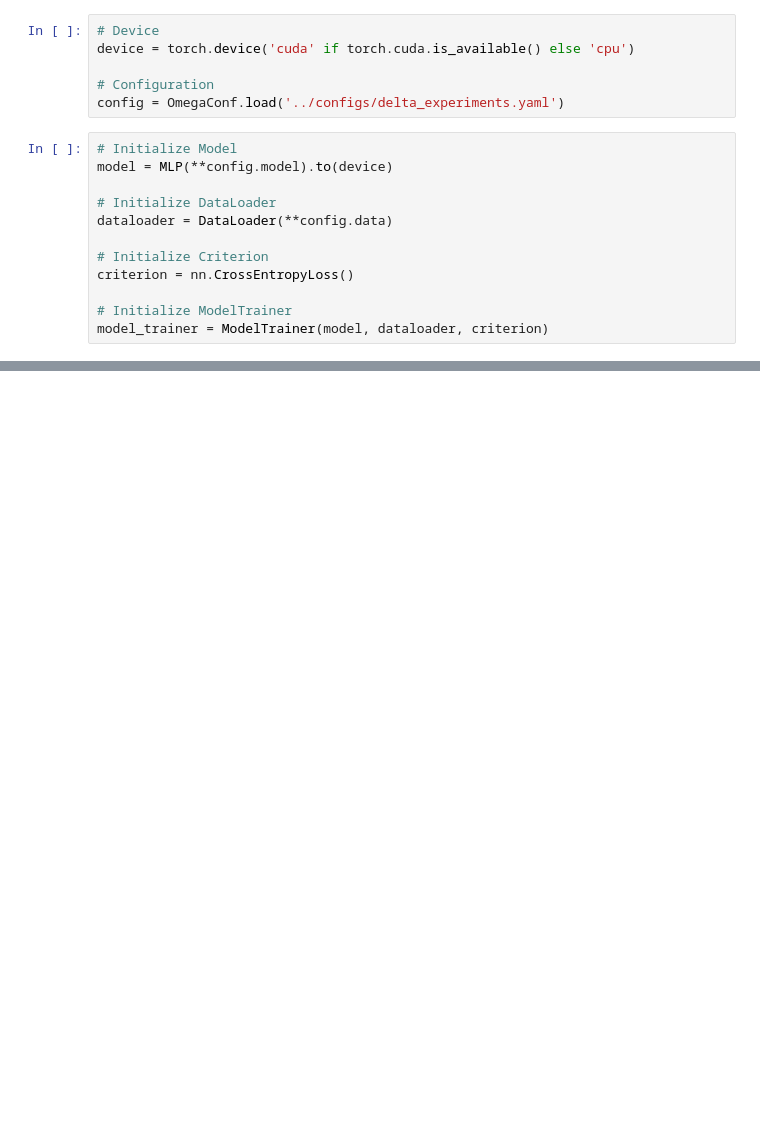
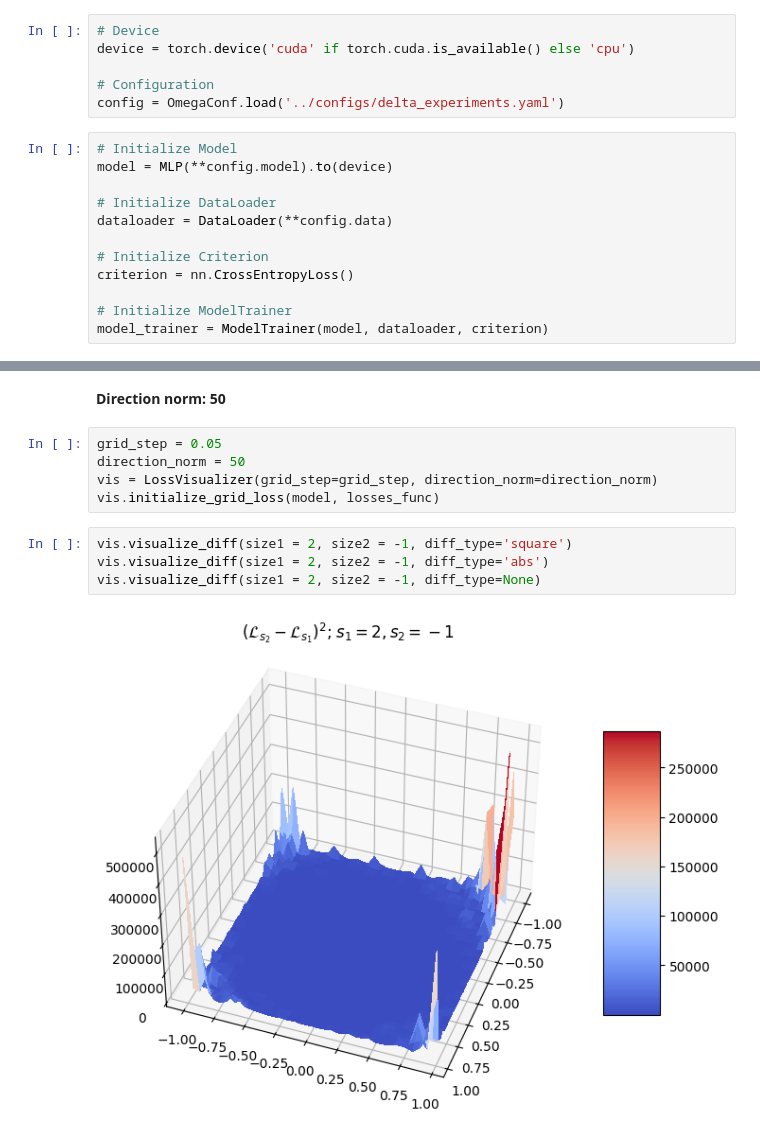
Before and after one commit to kisnikser/loss-landscape-scaling-law, a Jupyter notebook: notebooks/delta_experiments.ipynb, the cells around one changed output, grey strips where cells are left out. Cells and saved outputs as stored; diff of their text form; blank space fills up the shorter version.

```diff
--- a/notebooks/delta_experiments.ipynb
+++ b/notebooks/delta_experiments.ipynb
@@ -281,0 +547,13 @@ for delta_type in ['random', 'random-optimal']:
+# %% [markdown]
+**Direction norm: 50**
+# %%
+grid_step = 0.05
+direction_norm = 50
+vis = LossVisualizer(grid_step=grid_step, direction_norm=direction_norm)
+vis.initialize_grid_loss(model, losses_func)
+# %%
+vis.visualize_diff(size1 = 2, size2 = -1, diff_type='square')
+vis.visualize_diff(size1 = 2, size2 = -1, diff_type='abs')
+vis.visualize_diff(size1 = 2, size2 = -1, diff_type=None)
+# %% [output]
+[figure, added]
```
Also changed, not shown: parts of 16 cells of this notebook, 1 other file.
